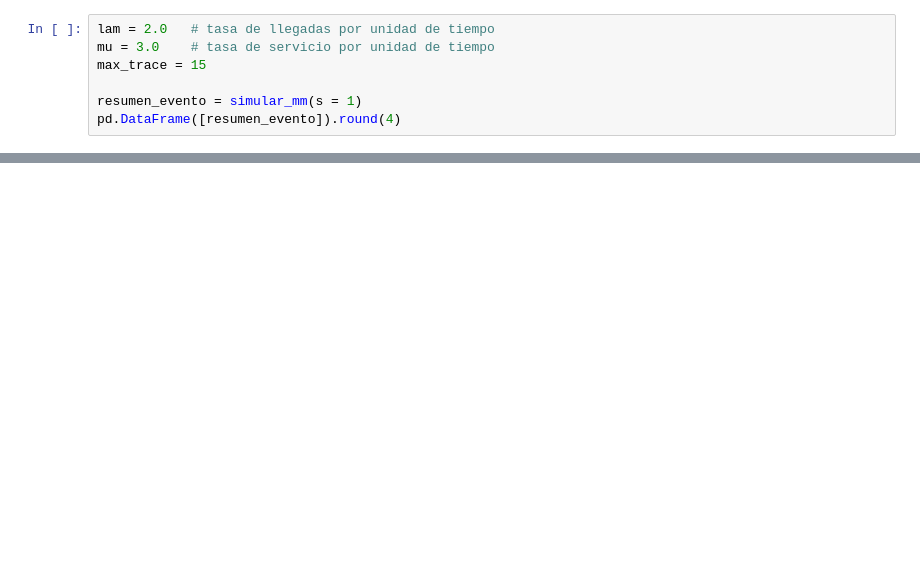
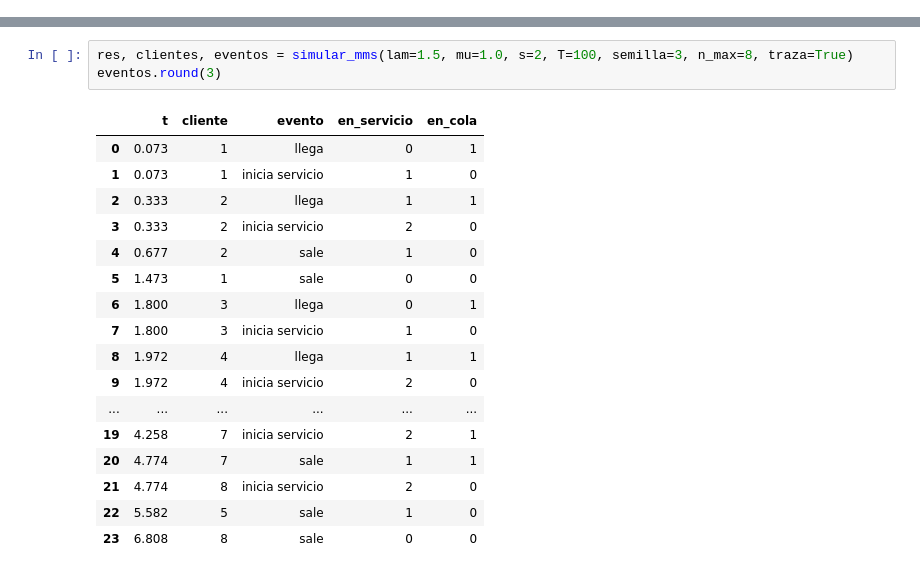
Before and after one commit to modelos-inst/LibroMoBI, a Jupyter notebook: content/complementarias/complementaria_vyv.ipynb, the cells around one changed output, grey strips where cells are left out. Saved outputs shown, nothing was run; the diff lists cells and outputs as text; blank space fills up the shorter version.

```diff
--- a/content/complementarias/complementaria_vyv.ipynb
+++ b/content/complementarias/complementaria_vyv.ipynb
@@ -303,7 +0,0 @@ $$
-# %%
-lam = 2.0   # tasa de llegadas por unidad de tiempo
-mu = 3.0    # tasa de servicio por unidad de tiempo
-max_trace = 15
-
-resumen_evento = simular_mm(s = 1)
-pd.DataFrame([resumen_evento]).round(4)
@@ -1100,0 +294,21 @@ Universidad de los Andes | Vigilada Mineducación. Reconocimiento como Universid
+# %%
+res, clientes, eventos = simular_mms(lam=1.5, mu=1.0, s=2, T=100, semilla=3, n_max=8, traza=True)
+eventos.round(3)
+# %% [output]
+|  | t | cliente | evento | en_servicio | en_cola |
+| 0 | 0.073 | 1 | llega | 0 | 1 |
+| 1 | 0.073 | 1 | inicia servicio | 1 | 0 |
+| 2 | 0.333 | 2 | llega | 1 | 1 |
+| 3 | 0.333 | 2 | inicia servicio | 2 | 0 |
+| 4 | 0.677 | 2 | sale | 1 | 0 |
+| 5 | 1.473 | 1 | sale | 0 | 0 |
+| 6 | 1.800 | 3 | llega | 0 | 1 |
+| 7 | 1.800 | 3 | inicia servicio | 1 | 0 |
+| 8 | 1.972 | 4 | llega | 1 | 1 |
+| 9 | 1.972 | 4 | inicia servicio | 2 | 0 |
+| ... | ... | ... | ... | ... | ... |
+| 19 | 4.258 | 7 | inicia servicio | 2 | 1 |
+| 20 | 4.774 | 7 | sale | 1 | 1 |
+| 21 | 4.774 | 8 | inicia servicio | 2 | 0 |
+| 22 | 5.582 | 5 | sale | 1 | 0 |
+| 23 | 6.808 | 8 | sale | 0 | 0 |
```
Also changed, not shown: parts of 113 cells of this notebook, 10 other files.
